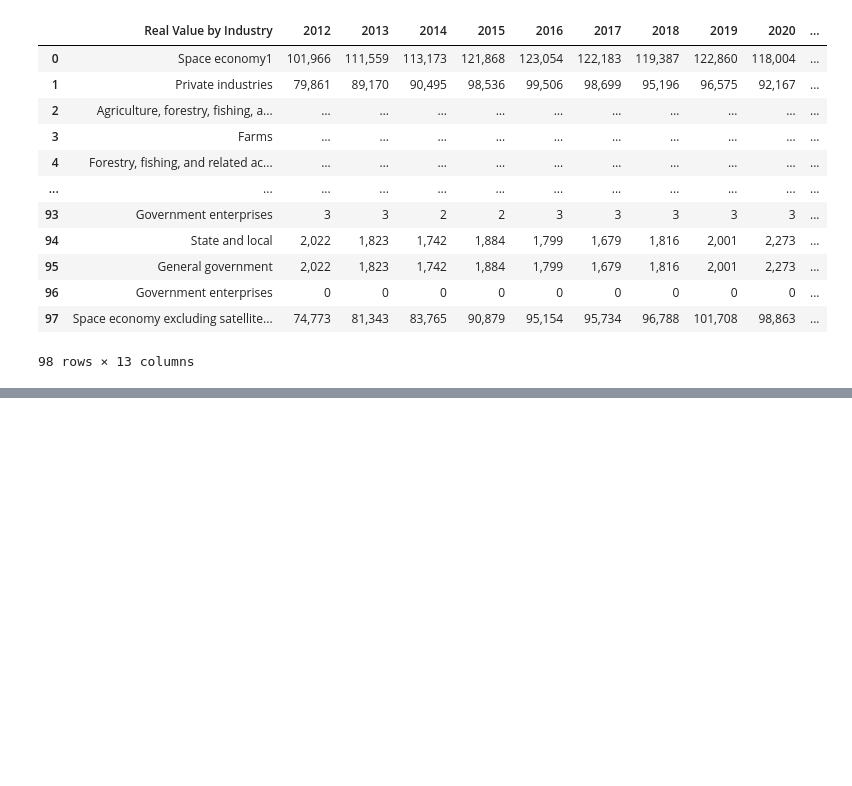
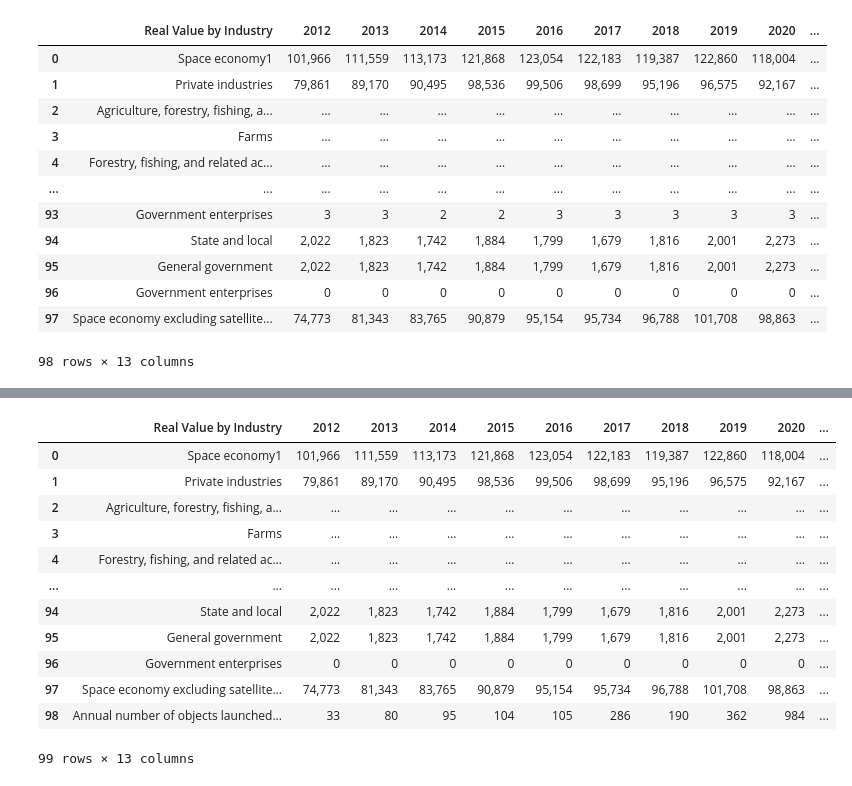
Before and after one commit to amishmish/cdc2025, a Jupyter notebook: carolinaDataChallenge.ipynb, the cells around one changed output, grey strips where cells are left out. Saved outputs shown, nothing was run; the diff lists cells and outputs as text; code cells hidden in the pictures; blank space fills up the shorter version.

```diff
--- a/carolinaDataChallenge.ipynb
+++ b/carolinaDataChallenge.ipynb
@@ -92,0 +113,16 @@ govExp
+# %%
+df_finished_rvbi
+# %% [output]
+|  | Real Value by Industry | 2012 | 2013 | 2014 | 2015 | 2016 | 2017 | 2018 | 2019 | 2020 | ... |
+| 0 | Space economy1 | 101,966 | 111,559 | 113,173 | 121,868 | 123,054 | 122,183 | 119,387 | 122,860 | 118,004 | ... |
+| 1 | Private industries | 79,861 | 89,170 | 90,495 | 98,536 | 99,506 | 98,699 | 95,196 | 96,575 | 92,167 | ... |
+| 2 | Agriculture, forestry, fishing, a... | … | … | … | … | … | … | … | … | … | ... |
+| 3 | Farms | … | … | … | … | … | … | … | … | … | ... |
+| 4 | Forestry, fishing, and related ac... | … | … | … | … | … | … | … | … | … | ... |
+| ... | ... | ... | ... | ... | ... | ... | ... | ... | ... | ... | ... |
+| 94 | State and local | 2,022 | 1,823 | 1,742 | 1,884 | 1,799 | 1,679 | 1,816 | 2,001 | 2,273 | ... |
+| 95 | General government | 2,022 | 1,823 | 1,742 | 1,884 | 1,799 | 1,679 | 1,816 | 2,001 | 2,273 | ... |
+| 96 | Government enterprises | 0 | 0 | 0 | 0 | 0 | 0 | 0 | 0 | 0 | ... |
+| 97 | Space economy excluding satellite... | 74,773 | 81,343 | 83,765 | 90,879 | 95,154 | 95,734 | 96,788 | 101,708 | 98,863 | ... |
+| 98 | Annual number of objects launched... | 33 | 80 | 95 | 104 | 105 | 286 | 190 | 362 | 984 | ... |
+99 rows × 13 columns
```
Also changed, not shown: parts of 8 cells of this notebook.
